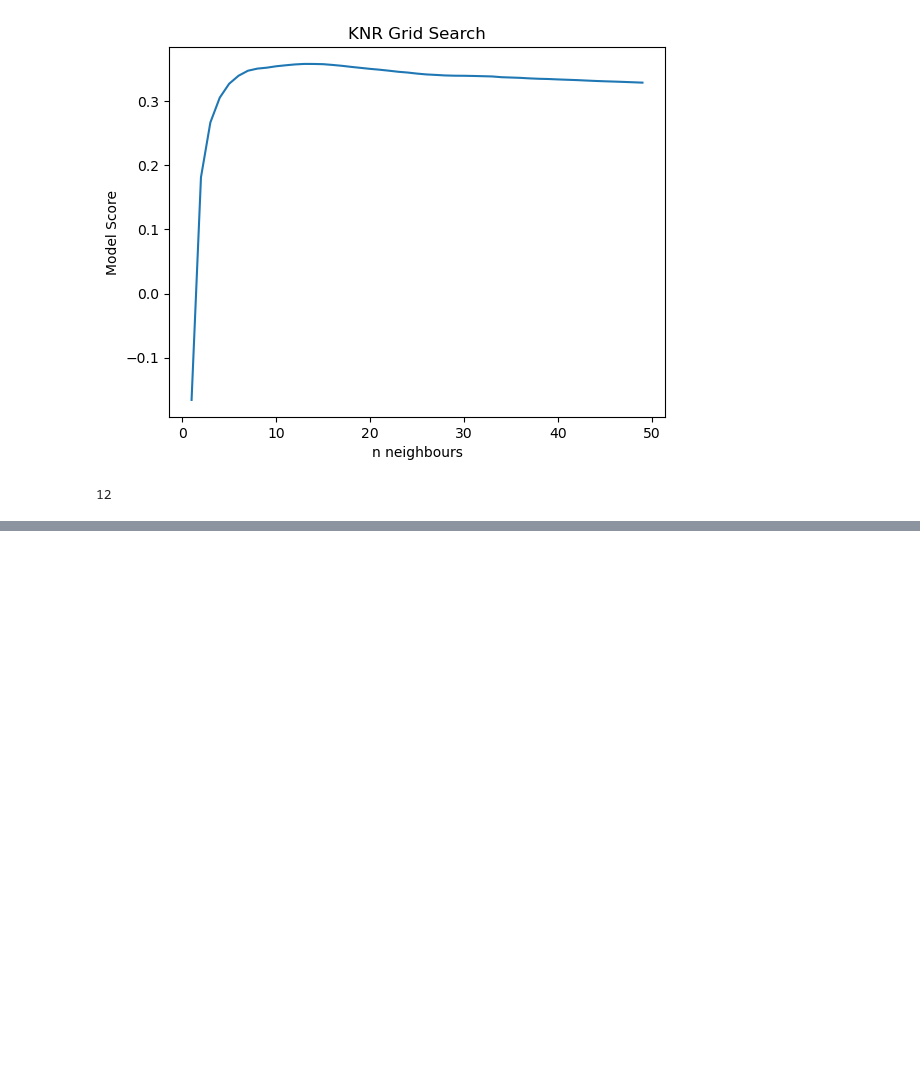
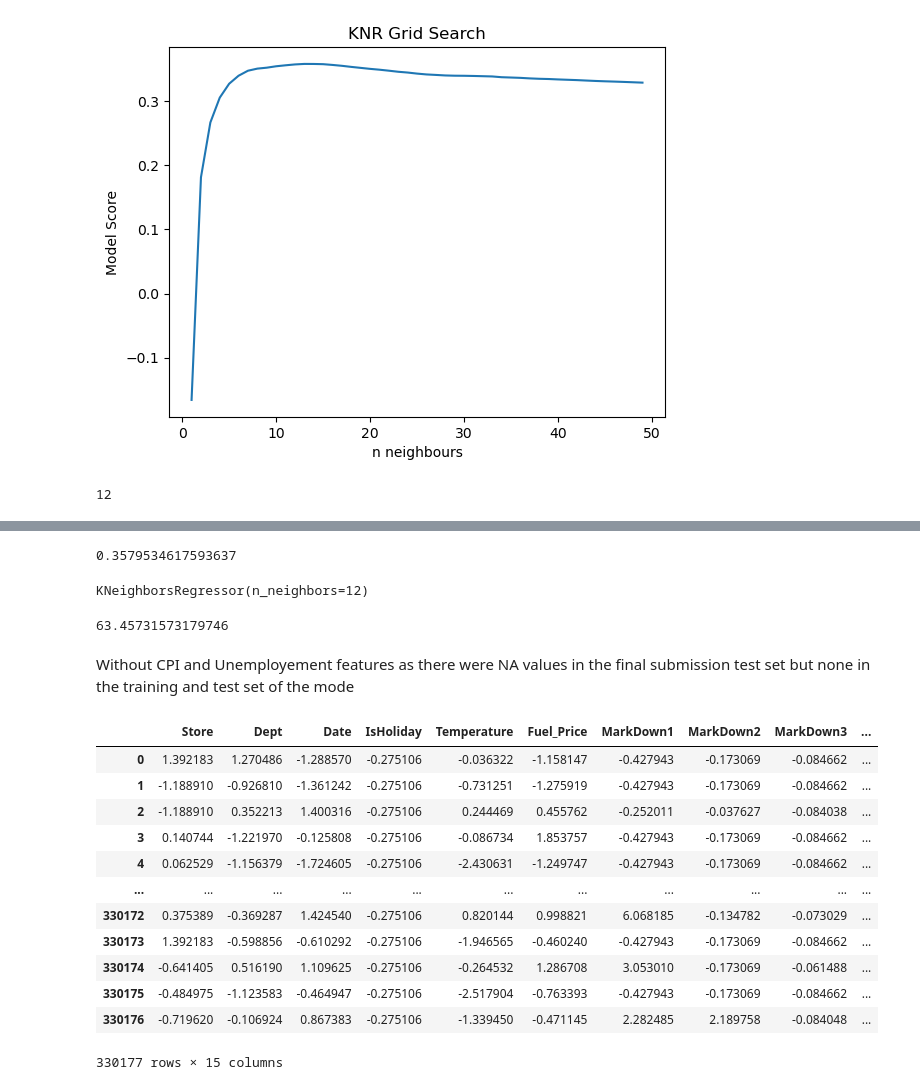
Before and after one commit to EricYangg/4AI3-Walmart-Forecast, a Jupyter notebook: KNR Model.ipynb, the cells around one changed output, grey strips where cells are left out. Cells and saved outputs as stored; diff of their text form; code cells hidden in the pictures; blank space fills up the shorter version.

```diff
--- a/KNR Model.ipynb
+++ b/KNR Model.ipynb
@@ -52,4 +49,38 @@ scores[12]
+# %%
+scores[np.argmax(scores)]
+# %% [output]
+0.3579534617593637
+# %%
+knr = KNeighborsRegressor(n_neighbors=12)
+knr.fit(x_train, y_train)
+# %% [output]
+KNeighborsRegressor(n_neighbors=12)
+# %%
+y_pred = knr.predict(x_test)
+
+mean_squared_error(y_test, y_pred)
+# %% [output]
+63.45731573179746
 # %%
 #import submission test dataset
 url = ''
 test = pd.read_csv(url)
+# %% [markdown]
+Without CPI and Unemployement features as there were NA values in the final submission test set but none in the training and test set of the mode
+# %%
+new_x_train = x_train.drop(columns=['CPI', 'Unemployment'])
+new_x_train
+# %% [output]
+|  | Store | Dept | Date | IsHoliday | Temperature | Fuel_Price | MarkDown1 | MarkDown2 | MarkDown3 | ... |
+| 0 | 1.392183 | 1.270486 | -1.288570 | -0.275106 | -0.036322 | -1.158147 | -0.427943 | -0.173069 | -0.084662 | ... |
+| 1 | -1.188910 | -0.926810 | -1.361242 | -0.275106 | -0.731251 | -1.275919 | -0.427943 | -0.173069 | -0.084662 | ... |
+| 2 | -1.188910 | 0.352213 | 1.400316 | -0.275106 | 0.244469 | 0.455762 | -0.252011 | -0.037627 | -0.084038 | ... |
+| 3 | 0.140744 | -1.221970 | -0.125808 | -0.275106 | -0.086734 | 1.853757 | -0.427943 | -0.173069 | -0.084662 | ... |
+| 4 | 0.062529 | -1.156379 | -1.724605 | -0.275106 | -2.430631 | -1.249747 | -0.427943 | -0.173069 | -0.084662 | ... |
+| ... | ... | ... | ... | ... | ... | ... | ... | ... | ... | ... |
+| 330172 | 0.375389 | -0.369287 | 1.424540 | -0.275106 | 0.820144 | 0.998821 | 6.068185 | -0.134782 | -0.073029 | ... |
+| 330173 | 1.392183 | -0.598856 | -0.610292 | -0.275106 | -1.946565 | -0.460240 | -0.427943 | -0.173069 | -0.084662 | ... |
+| 330174 | -0.641405 | 0.516190 | 1.109625 | -0.275106 | -0.264532 | 1.286708 | 3.053010 | -0.173069 | -0.061488 | ... |
+| 330175 | -0.484975 | -1.123583 | -0.464947 | -0.275106 | -2.517904 | -0.763393 | -0.427943 | -0.173069 | -0.084662 | ... |
+| 330176 | -0.719620 | -0.106924 | 0.867383 | -0.275106 | -1.339450 | -0.471145 | 2.282485 | 2.189758 | -0.084048 | ... |
+330177 rows × 15 columns
```
Also changed, not shown: parts of 13 cells of this notebook, 1 other file.
